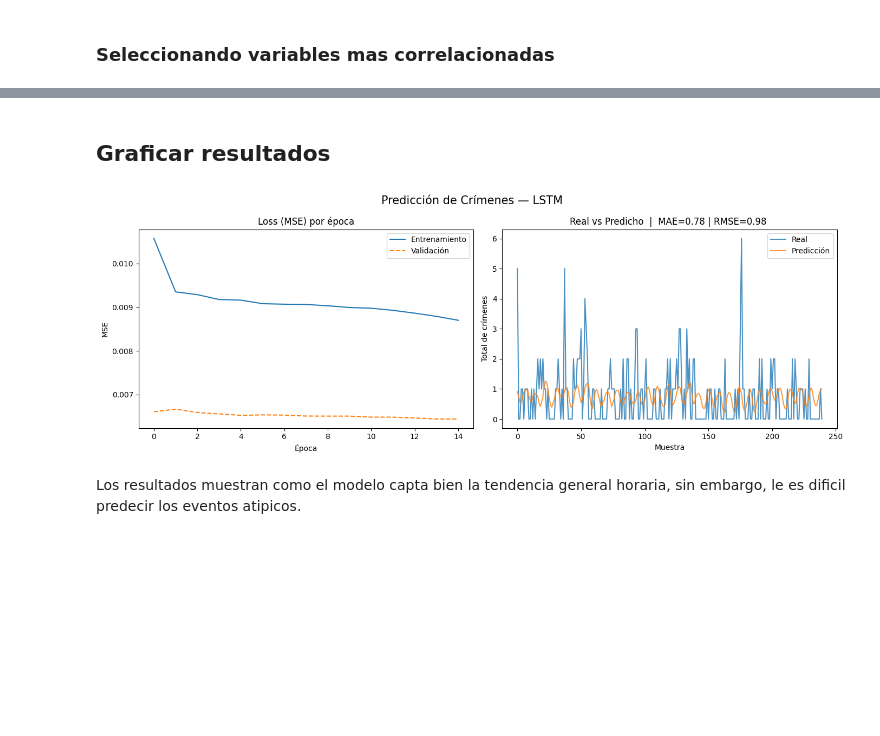
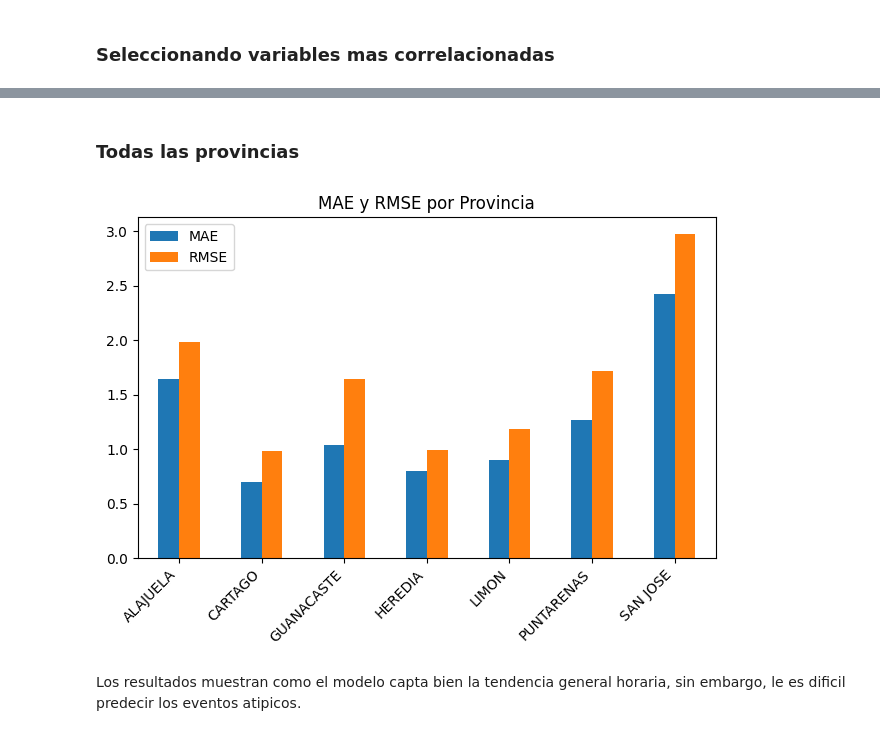
Before and after one commit to DDev-max/SmartCityIA, a Jupyter notebook: notebooks/03_RNN_Incidencias.ipynb, the cells around one changed output, grey strips where cells are left out. Cells and saved outputs as stored; diff of their text form; code cells hidden in the pictures; blank space fills up the shorter version.

Commit message:
feat: prediccion de todas las provincias

```diff
--- a/notebooks/03_RNN_Incidencias.ipynb
+++ b/notebooks/03_RNN_Incidencias.ipynb
@@ -445,23 +454,2 @@ MAE: 0.7786568272858858 | RMSE: 0.9840319454005769
 # %% [markdown]
-## Graficar resultados
+### Todas las provincias
-# %%
-fig, axes = plt.subplots(1, 2, figsize=(14, 5))
-fig.suptitle("Predicción de Crímenes — LSTM", fontsize=15)
-
-axes[0].plot(history.history['loss'],     label='Entrenamiento')
-axes[0].plot(history.history['val_loss'], label='Validación', linestyle='--')
-axes[0].set_title("Loss (MSE) por época")
-axes[0].set_xlabel("Época")
-axes[0].set_ylabel("MSE")
-axes[0].legend()
-
-axes[1].plot(y_real1,  label='Real',       alpha=0.8)
-axes[1].plot(y_pred1,  label='Predicción', alpha=0.8)
-axes[1].set_title(f"Real vs Predicho  |  MAE={mae:.2f} | RMSE={rmse:.2f} ")
-axes[1].set_xlabel("Muestra")
-axes[1].set_ylabel("Total de crímenes")
-axes[1].legend()
-
-plt.tight_layout()
-# %% [output]
-[figure, removed]
@@ -468,2 +565,11 @@ plt.tight_layout()
+# %%
+df_resultados = pd.DataFrame(resultados).T
+
+df_resultados.plot(kind='bar', title='MAE y RMSE por Provincia')
+plt.xticks(rotation=45, ha='right')
+plt.tight_layout()
+plt.show()
+# %% [output]
+[figure, added]
 # %% [markdown]
 Los resultados muestran como el modelo capta bien la tendencia general horaria, sin embargo, le es dificil predecir los eventos atipicos.
```
Also changed, not shown: parts of 18 cells of this notebook, 1 other file.
